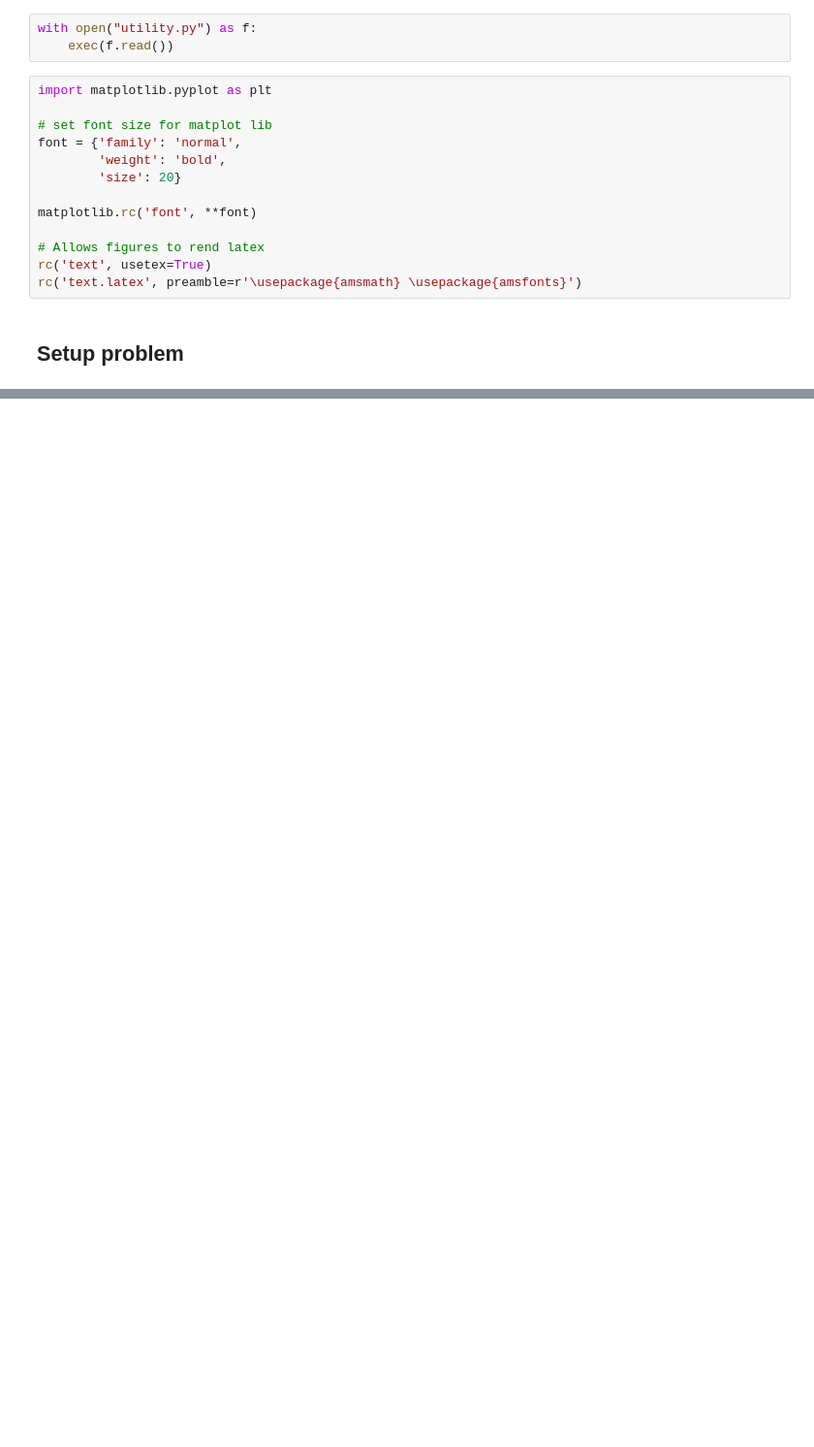
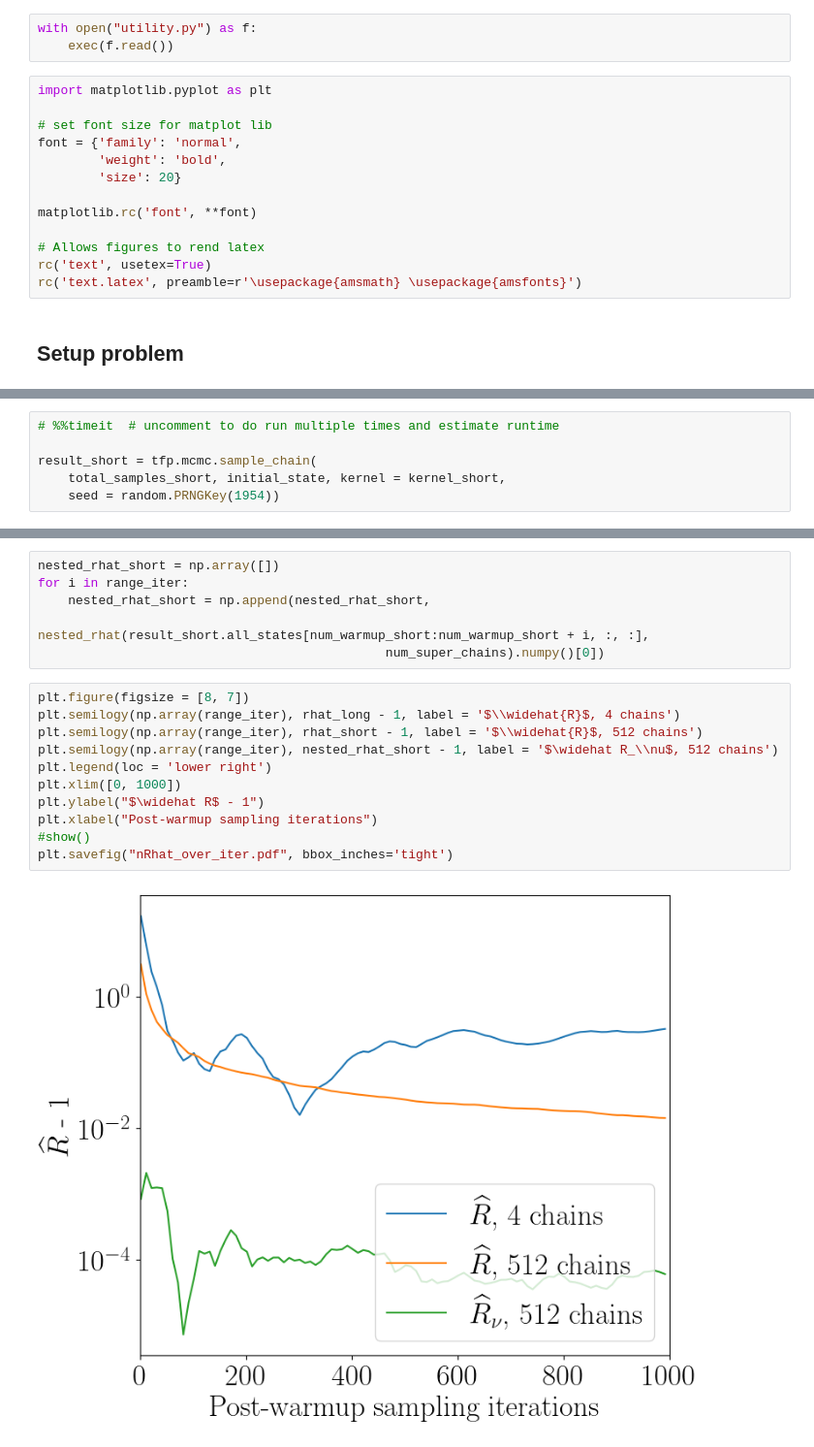
Before and after one commit to charlesm93/nested-rhat, a Jupyter notebook: rosenbrock_example.ipynb, the cells around one changed output, grey strips where cells are left out. Shown at 97% size. Drawn from its saved outputs; the diff is of its cells as text; blank space fills up the shorter version.

```diff
--- a/rosenbrock_example.ipynb
+++ b/rosenbrock_example.ipynb
@@ -102,0 +198,6 @@ XlaRuntimeError: FAILED_PRECONDITION: DNN library initialization failed. Look at
+# %%
+# %%timeit  # uncomment to do run multiple times and estimate runtime
+
+result_short = tfp.mcmc.sample_chain(
+    total_samples_short, initial_state, kernel = kernel_short,
+    seed = random.PRNGKey(1954))
@@ -102,0 +358,19 @@ XlaRuntimeError: FAILED_PRECONDITION: DNN library initialization failed. Look at
+# %%
+nested_rhat_short = np.array([])
+for i in range_iter:
+    nested_rhat_short = np.append(nested_rhat_short,
+                                  nested_rhat(result_short.all_states[num_warmup_short:num_warmup_short + i, :, :],
+                                              num_super_chains).numpy()[0])
+# %%
+plt.figure(figsize = [8, 7])
+plt.semilogy(np.array(range_iter), rhat_long - 1, label = '$\\widehat{R}$, 4 chains')
+plt.semilogy(np.array(range_iter), rhat_short - 1, label = '$\\widehat{R}$, 512 chains')
+plt.semilogy(np.array(range_iter), nested_rhat_short - 1, label = '$\widehat R_\\nu$, 512 chains')
+plt.legend(loc = 'lower right')
+plt.xlim([0, 1000])
+plt.ylabel("$\widehat R$ - 1")
+plt.xlabel("Post-warmup sampling iterations")
+#show()
+plt.savefig("nRhat_over_iter.pdf", bbox_inches='tight')
+# %% [output]
+[figure, added]
```
Also changed, not shown: parts of 15 cells of this notebook, 7 other files.
